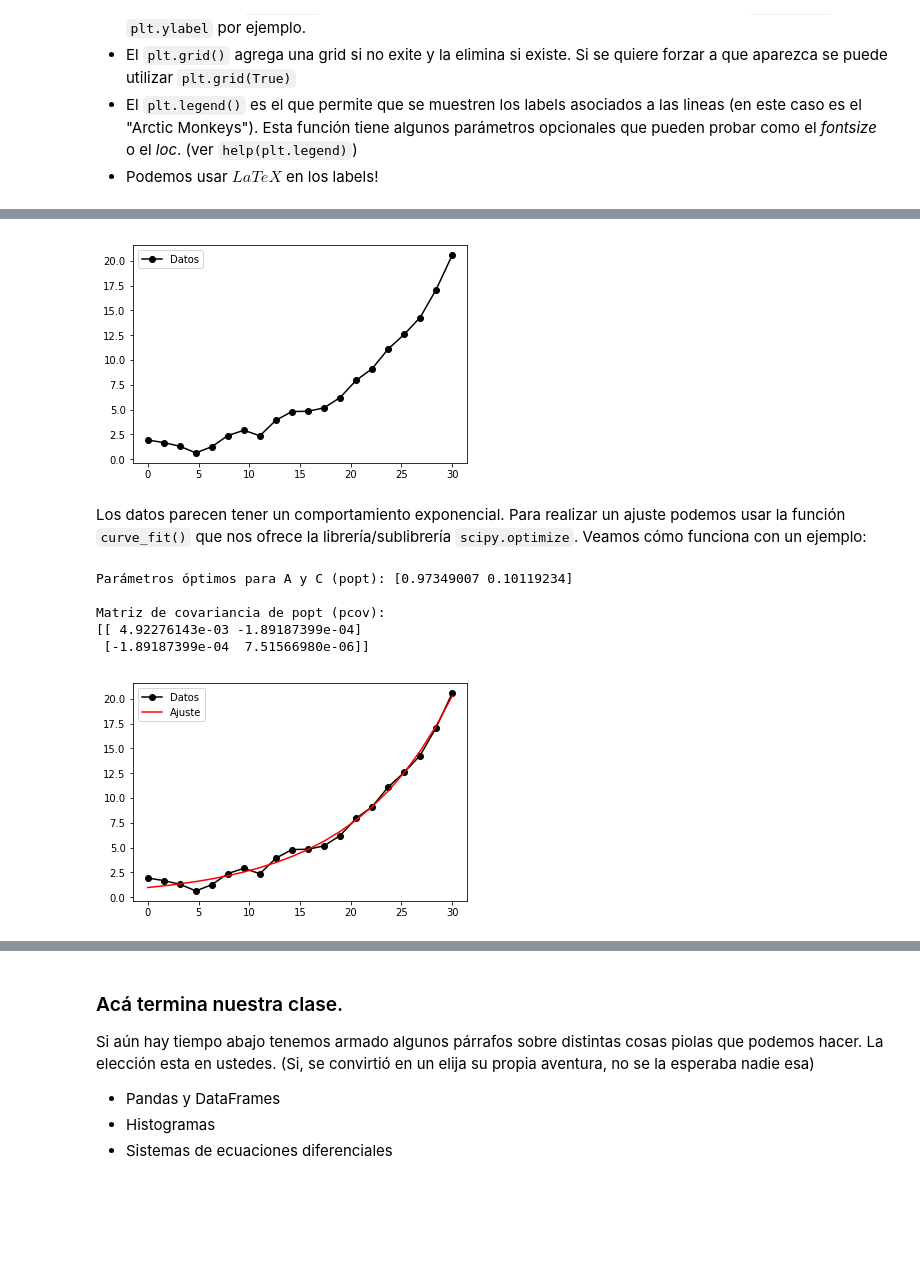
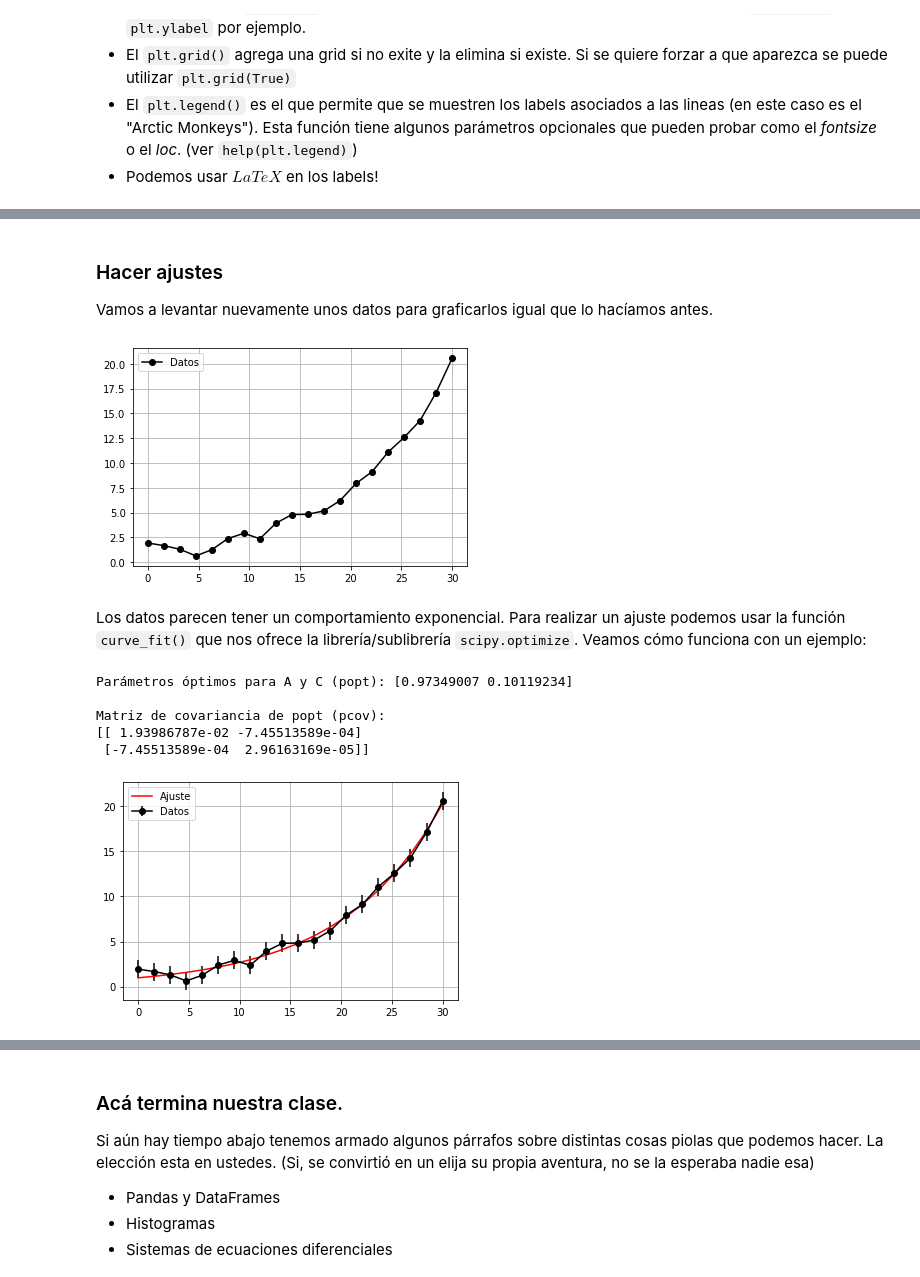
Before and after one commit to fifabsas/talleresfifabsas, a Jupyter notebook: python/2_Numerico/numerico.ipynb, the cells around one changed output, grey strips where cells are left out. Cells and saved outputs as stored; diff of their text form; code cells hidden in the pictures; blank space fills up the shorter version.

````diff
--- a/python/2_Numerico/numerico.ipynb
+++ b/python/2_Numerico/numerico.ipynb
@@ -395,51 +379,59 @@ Una vez tenemos los datos en Python podemos graficarlos igual que lo hacíamos a
+# %% [markdown]
+### Hacer ajustes
+
+Vamos a levantar nuevamente unos datos para graficarlos igual que lo hacíamos antes.
 # %%
 import numpy as np
 import matplotlib.pyplot as plt
 
 # Importamos los datos
 data = np.loadtxt('data_exp.csv', delimiter=',', skiprows=1, unpack=True)
-var_x, var_y = data # es lo mismo que poner en dos lineas x = data[0] e y = data[1]
+var_x, var_y, err_var_y = data # es lo mismo que poner en dos lineas x = data[0] e y = data[1]
 
 # Graficamos los datos crudos
 plt.plot(var_x, var_y, 'o-k', label='Datos')
 
+# Grilla, leyenda y show
+plt.grid()
 plt.legend()
 plt.show()
 # %% [output]
-[figure, old version]
+[figure, new version]
 # %% [markdown]
 Los datos parecen tener un comportamiento exponencial. Para realizar un ajuste podemos usar la función ```curve_fit()``` que nos ofrece la librería/sublibrería ```scipy.optimize```. Veamos cómo funciona con un ejemplo:
 # %%
 # Importo la función desde la librería
 from scipy.optimize import curve_fit
 
 # Declaro la función con la que quiero ajustar con parámetros genéricos
 def f_ajuste(x, A, C): return A*np.exp(C*x)
 
 # Utilizo curve_fit() para el ajuste
-popt, pcov = curve_fit( f_ajuste, var_x, var_y )
+popt, pcov = curve_fit(f_ajuste, var_x, var_y, sigma = err_var_y, absolute_sigma = True)
 
 # Imprimo en pantalla los valores de popt y pcov
 print(f'Parámetros óptimos para A y C (popt): {popt}')
 print(f'\nMatriz de covariancia de popt (pcov):\n{pcov}')
 
 # Graficamos los datos crudos
-plt.plot(var_x, var_y, 'o-k', label='Datos')
+plt.errorbar(var_x, var_y, yerr = err_var_y, fmt = 'o-k', label='Datos')
+
 
 # Graficamos el ajuste
 A, C = popt
 var_x_ajuste = var_x
 var_y_ajuste = f_ajuste(var_x, A, C)
 plt.plot(var_x_ajuste, var_y_ajuste, '-r', label='Ajuste')
 
-# Legend y show
+# Grilla, leyenda y show
+plt.grid()
 plt.legend()
 plt.show()
 # %% [output]
 Parámetros óptimos para A y C (popt): [0.97349007 0.10119234]
 
 Matriz de covariancia de popt (pcov):
-[[ 4.92276143e-03 -1.89187399e-04]
- [-1.89187399e-04  7.51566980e-06]]
+[[ 1.93986787e-02 -7.45513589e-04]
+ [-7.45513589e-04  2.96163169e-05]]
-[figure, old version]
+[figure, new version]
 # %% [markdown]
````
Also changed, not shown: parts of 29 cells of this notebook, 2 other files.
